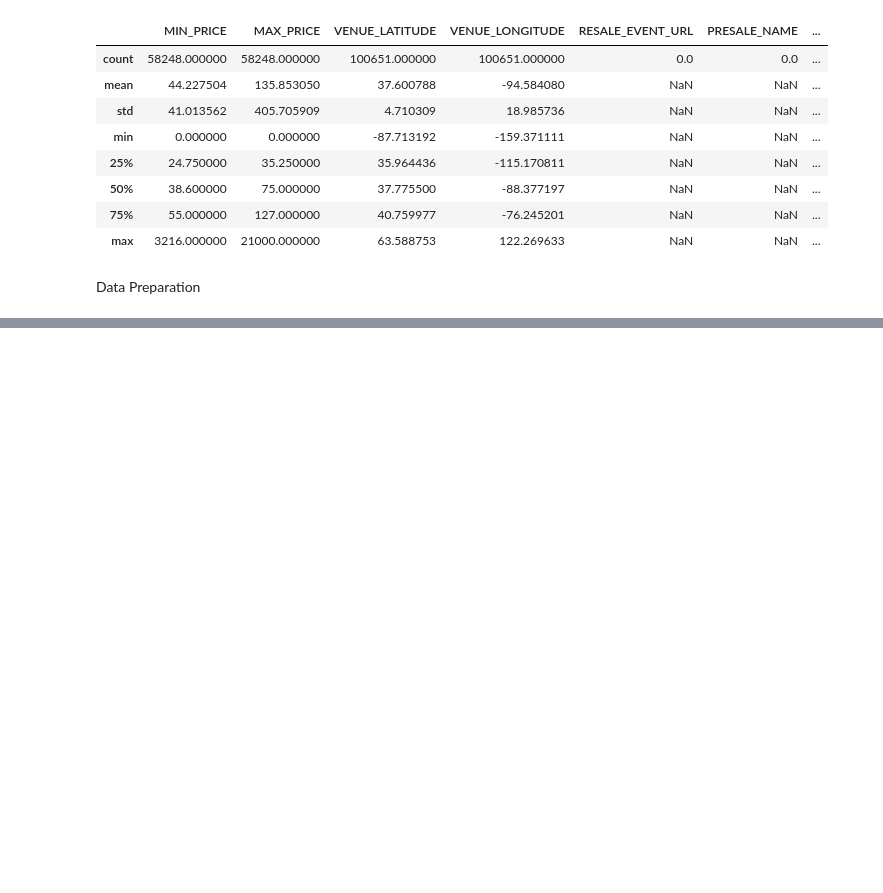
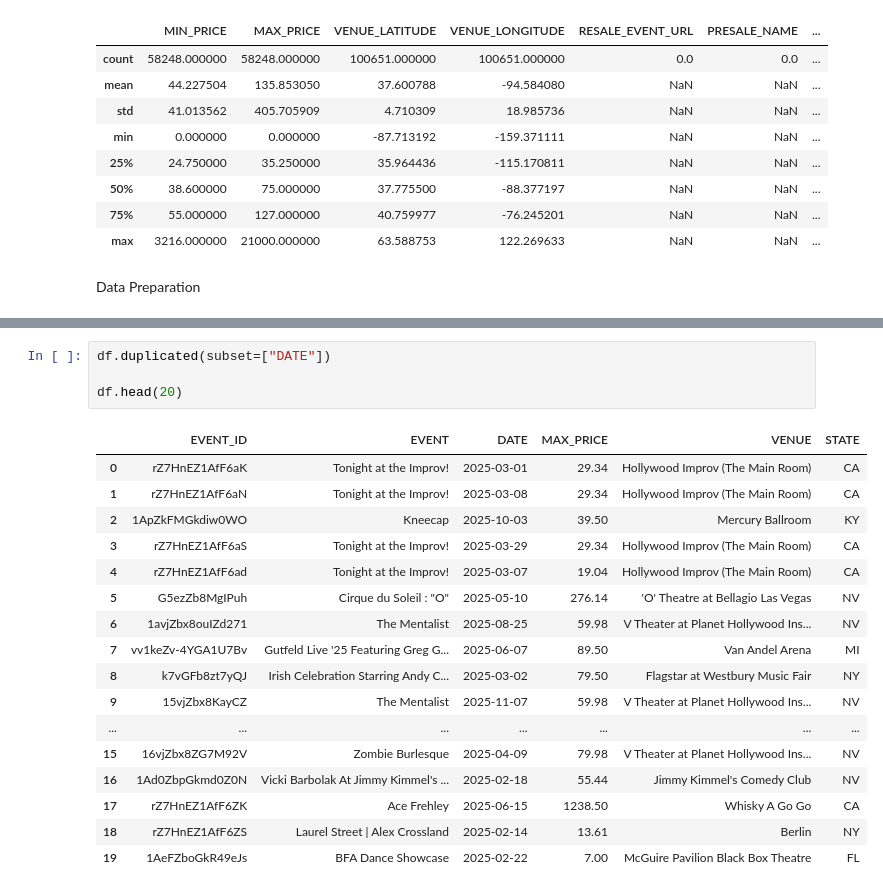
Before and after one commit to dq93/TicketMasterAPI, a Jupyter notebook: notebooks/Jacque_eda.ipynb, the cells around one changed output, grey strips where cells are left out. Cells and saved outputs as stored; diff of their text form; blank space fills up the shorter version.

```diff
--- a/notebooks/Jacque_eda.ipynb
+++ b/notebooks/Jacque_eda.ipynb
@@ -181,0 +236,22 @@ df.loc[df.duplicated()]
+# %%
+df.duplicated(subset=["DATE"])
+
+df.head(20)
+# %% [output]
+|  | EVENT_ID | EVENT | DATE | MAX_PRICE | VENUE | STATE |
+| 0 | rZ7HnEZ1AfF6aK | Tonight at the Improv! | 2025-03-01 | 29.34 | Hollywood Improv (The Main Room) | CA |
+| 1 | rZ7HnEZ1AfF6aN | Tonight at the Improv! | 2025-03-08 | 29.34 | Hollywood Improv (The Main Room) | CA |
+| 2 | 1ApZkFMGkdiw0WO | Kneecap | 2025-10-03 | 39.50 | Mercury Ballroom | KY |
+| 3 | rZ7HnEZ1AfF6aS | Tonight at the Improv! | 2025-03-29 | 29.34 | Hollywood Improv (The Main Room) | CA |
+| 4 | rZ7HnEZ1AfF6ad | Tonight at the Improv! | 2025-03-07 | 19.04 | Hollywood Improv (The Main Room) | CA |
+| 5 | G5ezZb8MgIPuh | Cirque du Soleil : "O" | 2025-05-10 | 276.14 | 'O' Theatre at Bellagio Las Vegas | NV |
+| 6 | 1avjZbx8ouIZd271 | The Mentalist | 2025-08-25 | 59.98 | V Theater at Planet Hollywood Ins... | NV |
+| 7 | vv1keZv-4YGA1U7Bv | Gutfeld Live '25 Featuring Greg G... | 2025-06-07 | 89.50 | Van Andel Arena | MI |
+| 8 | k7vGFb8zt7yQJ | Irish Celebration Starring Andy C... | 2025-03-02 | 79.50 | Flagstar at Westbury Music Fair | NY |
+| 9 | 15vjZbx8KayCZ | The Mentalist | 2025-11-07 | 59.98 | V Theater at Planet Hollywood Ins... | NV |
+| ... | ... | ... | ... | ... | ... | ... |
+| 15 | 16vjZbx8ZG7M92V | Zombie Burlesque | 2025-04-09 | 79.98 | V Theater at Planet Hollywood Ins... | NV |
+| 16 | 1Ad0ZbpGkmd0Z0N | Vicki Barbolak At Jimmy Kimmel's ... | 2025-02-18 | 55.44 | Jimmy Kimmel's Comedy Club | NV |
+| 17 | rZ7HnEZ1AfF6ZK | Ace Frehley | 2025-06-15 | 1238.50 | Whisky A Go Go | CA |
+| 18 | rZ7HnEZ1AfF6ZS | Laurel Street | Alex Crossland | 2025-02-14 | 13.61 | Berlin | NY |
+| 19 | 1AeFZboGkR49eJs | BFA Dance Showcase | 2025-02-22 | 7.00 | McGuire Pavilion Black Box Theatre | FL |
```
Also changed, not shown: parts of 11 cells of this notebook.
